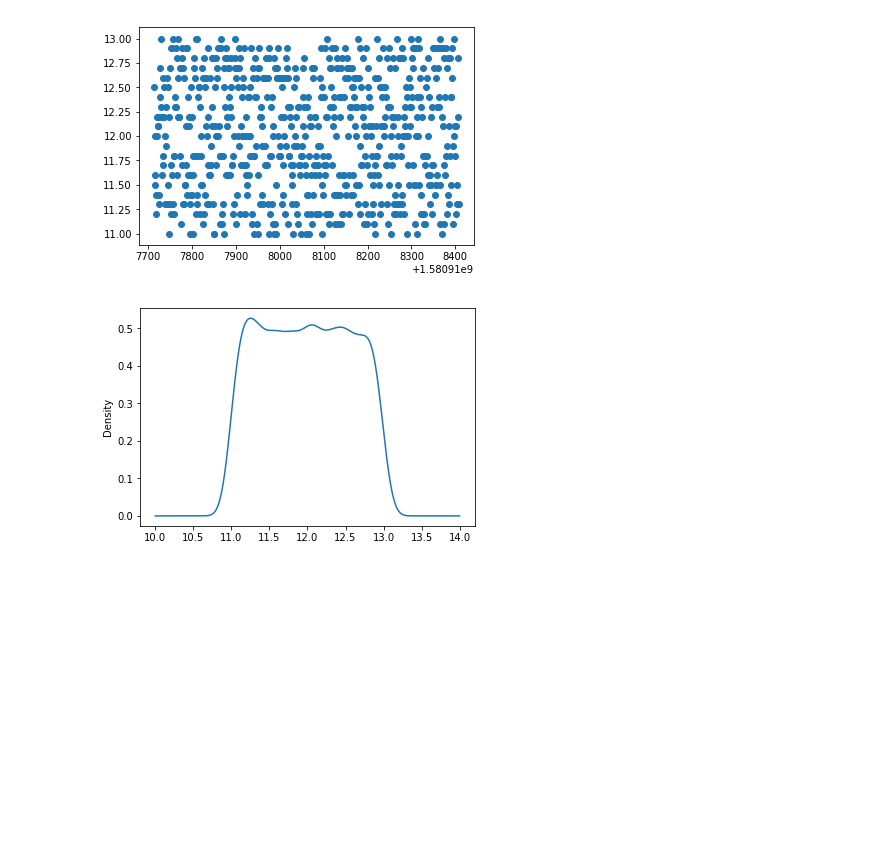
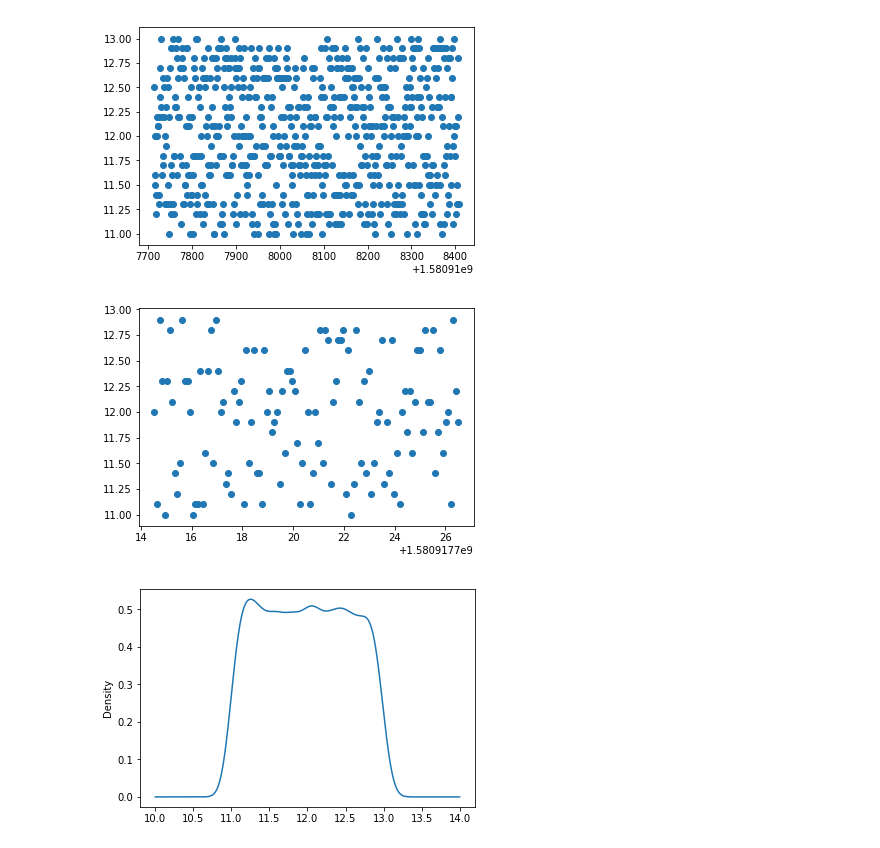
Before and after one commit to jesus-r-mendoza/Operations-Data-and-Mgmt-System, a Jupyter notebook: machine-learning/data-analysis/New-Data-Preprocessing.ipynb, the cells around one changed output. Cells and saved outputs as stored; diff of their text form; code cells hidden in the pictures; blank space fills up the shorter version.

```diff
--- a/machine-learning/data-analysis/New-Data-Preprocessing.ipynb
+++ b/machine-learning/data-analysis/New-Data-Preprocessing.ipynb
@@ -32,7 +33,8 @@ There are 6 csv files with data
 # %%
 def process_file(data_file):
     values, nanos = [], []
-    with open(f'{basedir}{data_file}') as data_csv:
+    path = f'{basedir}{data_file}'
+    with open(path, 'r') as data_csv:
         lines = [ x[:-1] for x in  data_csv.readlines() ]
         for line in lines[1:]:
             parts = line.split(',')
@@ -41,12 +43,28 @@ def process_file(data_file):
             _, val, time, _ = line.split(',')
             values.append(float(val))
             nanos.append(float(time))
-
+        print(f'Read {len(vals)} lines from {path}')
     return values, nanos
 # %% [markdown]
 ### Processing the data for each csv file and storing it in a list of tuples
+# %%
+def save_csv_with_timestamp(filename, data):
+    path = f'{basedir}generated/{filename}'
+    with open(path, 'w') as csv:
+        lines = []
+        vals, times = data
+        for i in range(len(vals)):
+            val, time = vals[i], times[i]
+            dt = datetime.fromtimestamp(time)
+            date_str = dt.strftime('%Y-%m-%dT%H:%M:%S.%f')
+            line = f'{date_str},{val}\n'
+            lines.append(line)
+        csv.writelines(lines)
+    print(f'Saved {len(lines)} lines to generated/{filename} with formated timestamp string\n')
 # %%
 data = []
 for csv in data_files:
     vals, time = process_file(csv)
-    data.append( (vals, time) )
+    stored = (vals, time)
+    data.append( stored )
+    save_csv_with_timestamp(csv, stored)
@@ -56,6 +92,10 @@ for csv in data_files:
 def scatter_plot(data_tup):
     vals, time = data_tup
     plt.scatter(time[0::10], vals[0::10])
+# %%
+def section_scatter(data_tup, start, end):
+    vals, time = data_tup
+    plt.scatter(time[start:end], vals[start:end])
 # %% [markdown]
 ### Function that used the given data to graph the Kernel Density Estimate
 # %%
@@ -69,6 +109,10 @@ def kde_graph(data_tup):
 scatter_plot(data[0])
 # %% [output]
 [figure]
+# %%
+section_scatter(data[0], 10, 130)
+# %% [output]
+[figure, added]
 # %%
 kde_graph(data[0])
 # %% [output]
```
Also changed, not shown: parts of 3 cells of this notebook.
